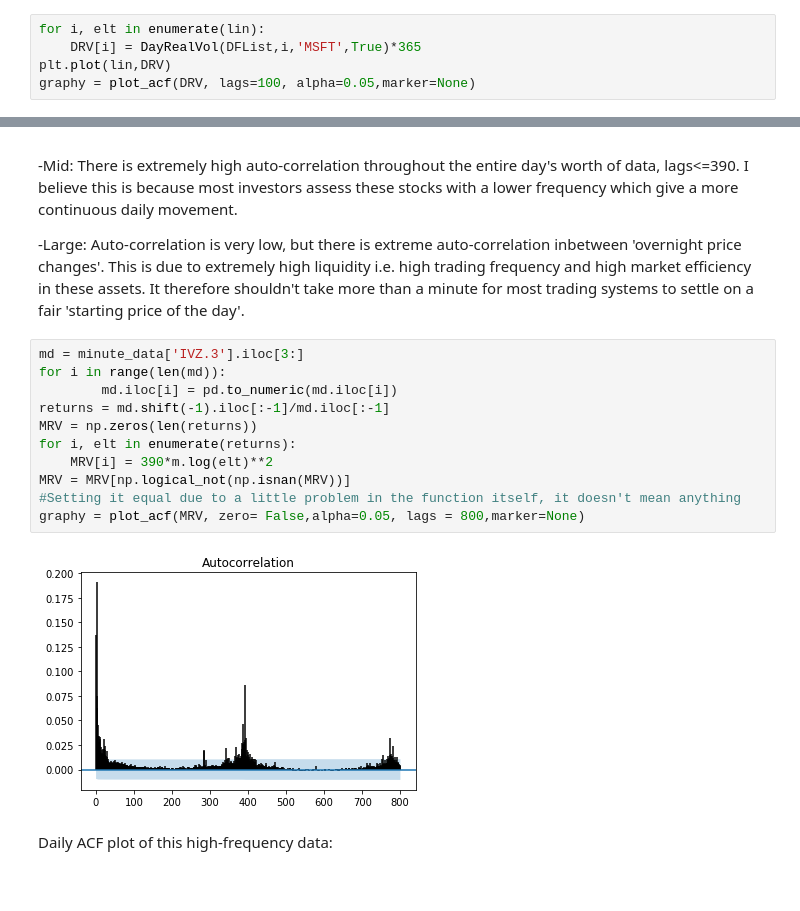
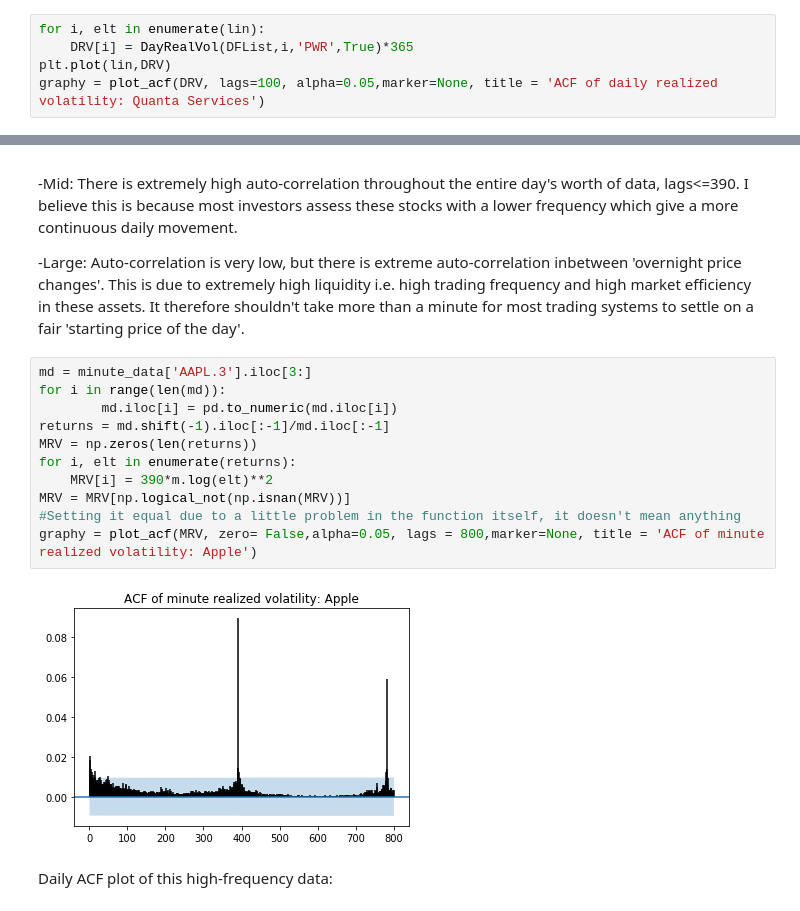
Before and after one commit to MaxdeBock/M2R, a Jupyter notebook: M2R code (python).ipynb, the cells around one changed output, grey strips where cells are left out. Saved outputs shown, nothing was run; the diff lists cells and outputs as text.

```diff
--- a/M2R code (python).ipynb
+++ b/M2R code (python).ipynb
@@ -354,7 +354,7 @@ Grouped!
 If you have used the previous grouping function (you're gonna be happy now), because you can simple insert DFList and put True for the 'grouped' variable. If you haven't insert minute_data instead and set 'grouped' to False
 # %%
 for i, elt in enumerate(lin):
-    DRV[i] = DayRealVol(DFList,i,'MSFT',True)*365
+    DRV[i] = DayRealVol(DFList,i,'PWR',True)*365
 plt.plot(lin,DRV)
-graphy = plot_acf(DRV, lags=100, alpha=0.05,marker=None)
+graphy = plot_acf(DRV, lags=100, alpha=0.05,marker=None, title = 'ACF of daily realized volatility: Quanta Services')
 # %% [output]
@@ -370,17 +370,17 @@ When splitting S&P 500 into 3 groups; large, mid and small, we get interesting r
 
 -Large: Auto-correlation is very low, but there is extreme auto-correlation inbetween 'overnight price changes'. This is due to extremely high liquidity i.e. high trading frequency and high market efficiency in these assets. It therefore shouldn't take more than a minute for most trading systems to settle on a fair 'starting price of the day'.
 # %%
-md = minute_data['IVZ.3'].iloc[3:]
+md = minute_data['AAPL.3'].iloc[3:]
 for i in range(len(md)):
         md.iloc[i] = pd.to_numeric(md.iloc[i])
 returns = md.shift(-1).iloc[:-1]/md.iloc[:-1]
 MRV = np.zeros(len(returns))
 for i, elt in enumerate(returns):
     MRV[i] = 390*m.log(elt)**2
 MRV = MRV[np.logical_not(np.isnan(MRV))]
 #Setting it equal due to a little problem in the function itself, it doesn't mean anything
-graphy = plot_acf(MRV, zero= False,alpha=0.05, lags = 800,marker=None)
+graphy = plot_acf(MRV, zero= False,alpha=0.05, lags = 800,marker=None, title = 'ACF of minute realized volatility: Apple')
 # %% [output]
-[figure, old version]
+[figure, new version]
 # %% [markdown]
 Daily ACF plot of this high-frequency data:
```
Also changed, not shown: parts of 1 cell of this notebook.
